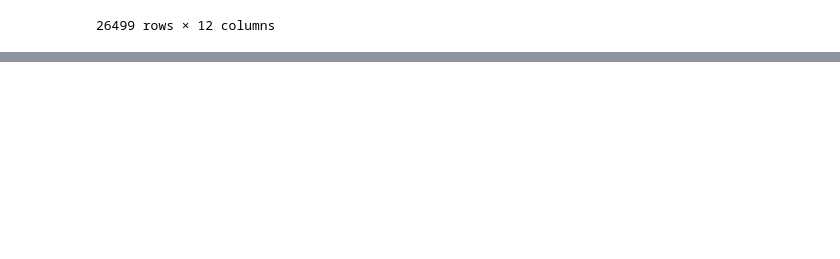
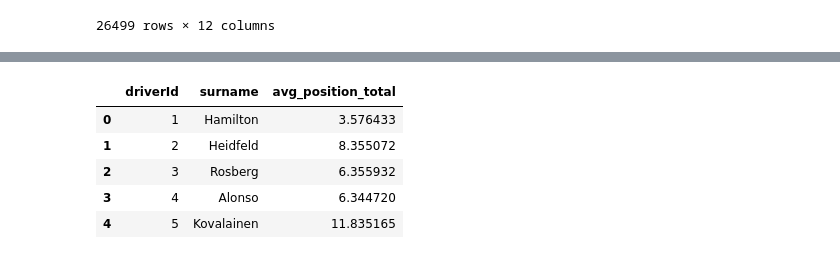
Before and after one commit to ipranek/F1-Random-Forest, a Jupyter notebook: data_arrange.ipynb, the cells around one changed output, grey strips where cells are left out. Drawn from its saved outputs; the diff is of its cells as text; code cells hidden in the pictures; blank space fills up the shorter version.

```diff
--- a/data_arrange.ipynb
+++ b/data_arrange.ipynb
@@ -186,0 +172,5 @@ merged
+# %%
+merged["position"] = pd.to_numeric(merged["position"], errors = "coerce")
+merged["avg_position"] =merged.groupby("driverId")["position"].transform("mean")
+merged = merged[["raceId","date","name", "driverId","constructorId","grid","position", "forename", "surname", "delta", "constructor_name", "constructor_points", "avg_position"]]
+merged
@@ -186,0 +191,13 @@ merged
+# %%
+total_avg_position = merged.groupby(["driverId", "surname"])["position"].mean().reset_index()
+
+total_avg_position = total_avg_position.rename(columns={"position": "avg_position_total"})
+
+total_avg_position.head()
+# %% [output]
+|  | driverId | surname | avg_position_total |
+| 0 | 1 | Hamilton | 3.576433 |
+| 1 | 2 | Heidfeld | 8.355072 |
+| 2 | 3 | Rosberg | 6.355932 |
+| 3 | 4 | Alonso | 6.344720 |
+| 4 | 5 | Kovalainen | 11.835165 |
```
Also changed, not shown: parts of 2 cells of this notebook.
